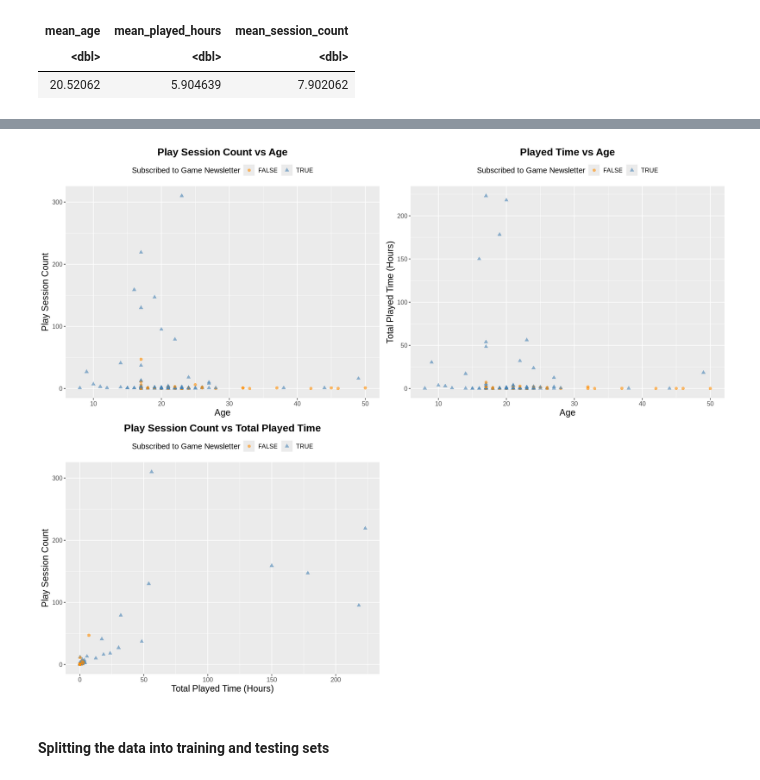
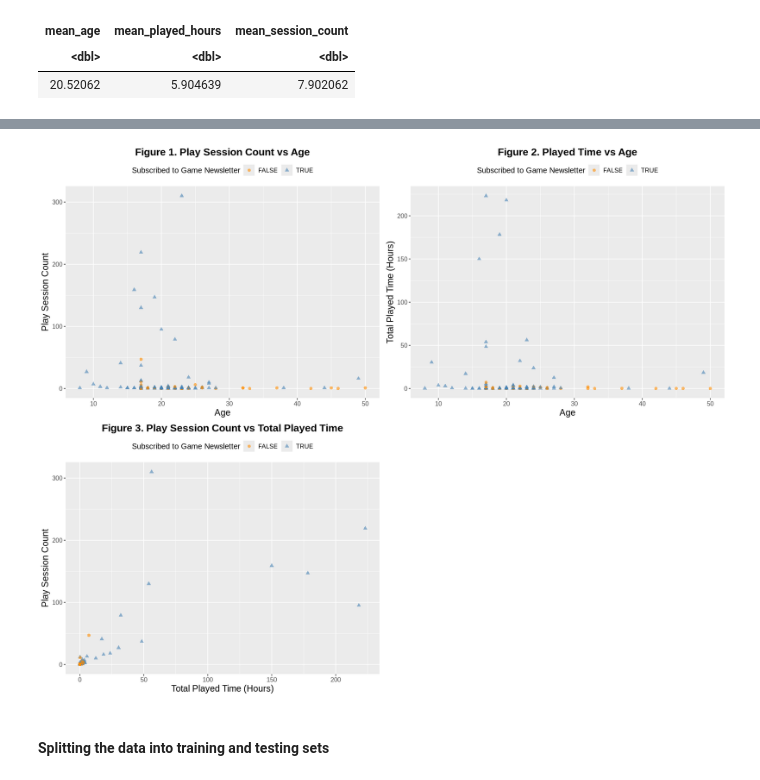
Before and after one commit to jane-wang-42/dsci100-project-group10, a Jupyter notebook: dsci100-project-group10.ipynb, the cells around one changed output, grey strips where cells are left out. Cells and saved outputs as stored; diff of their text form; code cells hidden in the pictures.

```diff
--- a/dsci100-project-group10.ipynb
+++ b/dsci100-project-group10.ipynb
@@ -122,66 +115,65 @@ We created three scatter plots based on the cleaned and joined data frame, playe
 # %%
 options(repr.plot.width = 15, repr.plot.height = 12)
 
 plot1 <- ggplot(players_tidy, aes(x = age, y = session_count, color = subscribe, shape = subscribe)) +
-  geom_point(alpha = 0.6, size = 2) +
-  labs(
-    title = "Play Session Count vs Age",
-    x = "Age",
-    y = "Play Session Count",
-    color = "Subscribed to Game Newsletter",
-    shape = "Subscribed to Game Newsletter"
-  ) +
-  scale_color_manual(values = c("darkorange", "steelblue")) +
-  theme(
-    text = element_text(size = 12),
-    legend.position = "top",
-    plot.title = element_text(face = "bold", size = 16, hjust = 0.5),
-    axis.text = element_text(size = 10),
-    axis.title = element_text(size = 14)
-  )
+    geom_point(alpha = 0.6, size = 2) +
+    labs(
+        title = "Figure 1. Play Session Count vs Age",
+        x = "Age",
+        y = "Play Session Count",
+        color = "Subscribed to Game Newsletter",
+        shape = "Subscribed to Game Newsletter"
+    ) +
+    scale_color_manual(values = c("darkorange", "steelblue")) +
+    theme(
+        text = element_text(size = 12),
+        legend.position = "top",
+        plot.title = element_text(face = "bold", size = 16, hjust = 0.5),
+        axis.text = element_text(size = 10),
+        axis.title = element_text(size = 14)
+    )
 
 plot2 <- ggplot(players_tidy, aes(x = age, y = played_hours, color = subscribe, shape = subscribe)) +
-  geom_point(alpha = 0.6, size = 2) +
-  labs(
-    title = "Played Time vs Age",
-    x = "Age",
-    y = "Total Played Time (Hours)",
-    color = "Subscribed to Game Newsletter",
-    shape = "Subscribed to Game Newsletter"
-  ) +
-  scale_color_manual(values = c("darkorange", "steelblue")) +
-  theme(
-    text = element_text(size = 12),
-    legend.position = "top",
-    plot.title = element_text(face = "bold", size = 16, hjust = 0.5),
-    axis.text = element_text(size = 10),
-    axis.title = element_text(size = 14)
-  )
+    geom_point(alpha = 0.6, size = 2) +
+    labs(
+        title = "Figure 2. Played Time vs Age",
+        x = "Age",
+        y = "Total Played Time (Hours)",
+        color = "Subscribed to Game Newsletter",
+        shape = "Subscribed to Game Newsletter"
+    ) +
+    scale_color_manual(values = c("darkorange", "steelblue")) +
+    theme(
+        text = element_text(size = 12),
+        legend.position = "top",
+        plot.title = element_text(face = "bold", size = 16, hjust = 0.5),
+        axis.text = element_text(size = 10),
+        axis.title = element_text(size = 14)
+    )
 
 plot3 <- ggplot(players_tidy, aes(x = played_hours, y = session_count, color = subscribe, shape = subscribe)) +
-  geom_point(alpha = 0.6, size = 2) +
-  labs(
-    title = "Play Session Count vs Total Played Time",
-    x = "Total Played Time (Hours)",
-    y = "Play Session Count",
-    color = "Subscribed to Game Newsletter",
-    shape = "Subscribed to Game Newsletter"
-  ) +
-  scale_color_manual(values = c("darkorange", "steelblue")) +
-  theme(
-    text = element_text(size = 12),
-    legend.position = "top",
-    plot.title = element_text(face = "bold", size = 16, hjust = 0.5),
-    axis.text = element_text(size = 10),
-    axis.title = element_text(size = 14)
-  )
-
+    geom_point(alpha = 0.6, size = 2) +
+    labs(
+        title = "Figure 3. Play Session Count vs Total Played Time",
+        x = "Total Played Time (Hours)",
+        y = "Play Session Count",
+        color = "Subscribed to Game Newsletter",
+        shape = "Subscribed to Game Newsletter"
+    ) +
+    scale_color_manual(values = c("darkorange", "steelblue")) +
+    theme(
+        text = element_text(size = 12),
+        legend.position = "top",
+        plot.title = element_text(face = "bold", size = 16, hjust = 0.5),
+        axis.text = element_text(size = 10),
+        axis.title = element_text(size = 14)
+    )
 
 scatterplot_panel <- plot_grid(plot1, plot2, plot3, ncol = 2)
 
 scatterplot_panel
 # %% [output]
-[figure, old version]
+[figure, new version]
 # %% [markdown]
 #### Splitting the data into training and testing sets
 # %%
```
Also changed, not shown: parts of 9 cells of this notebook.
